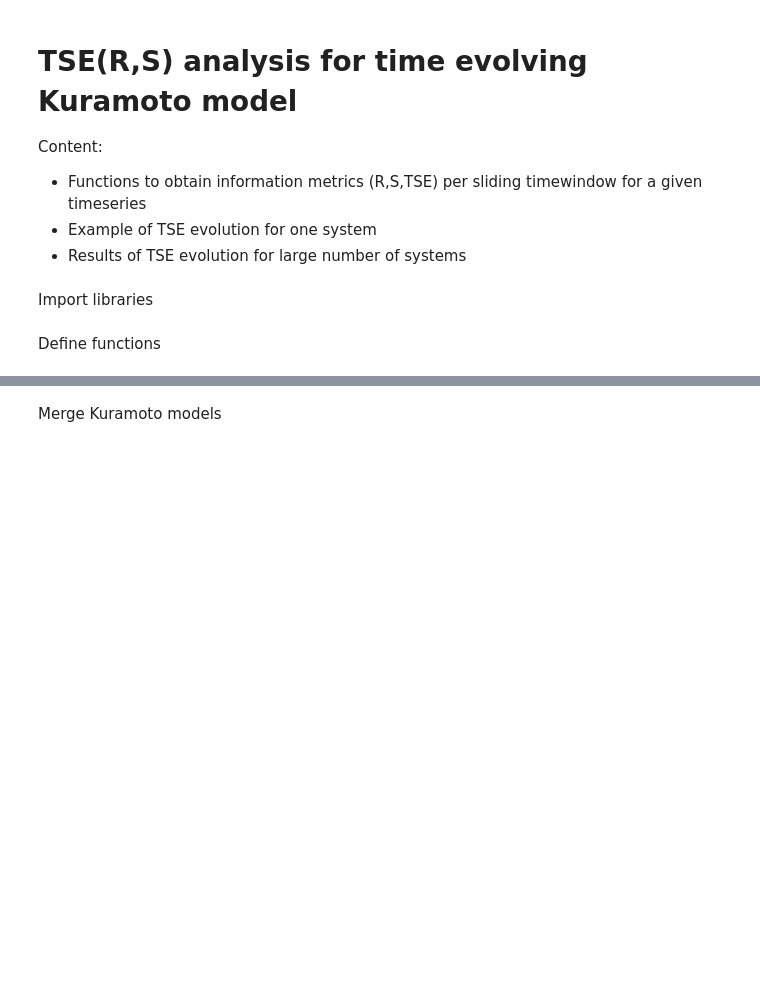
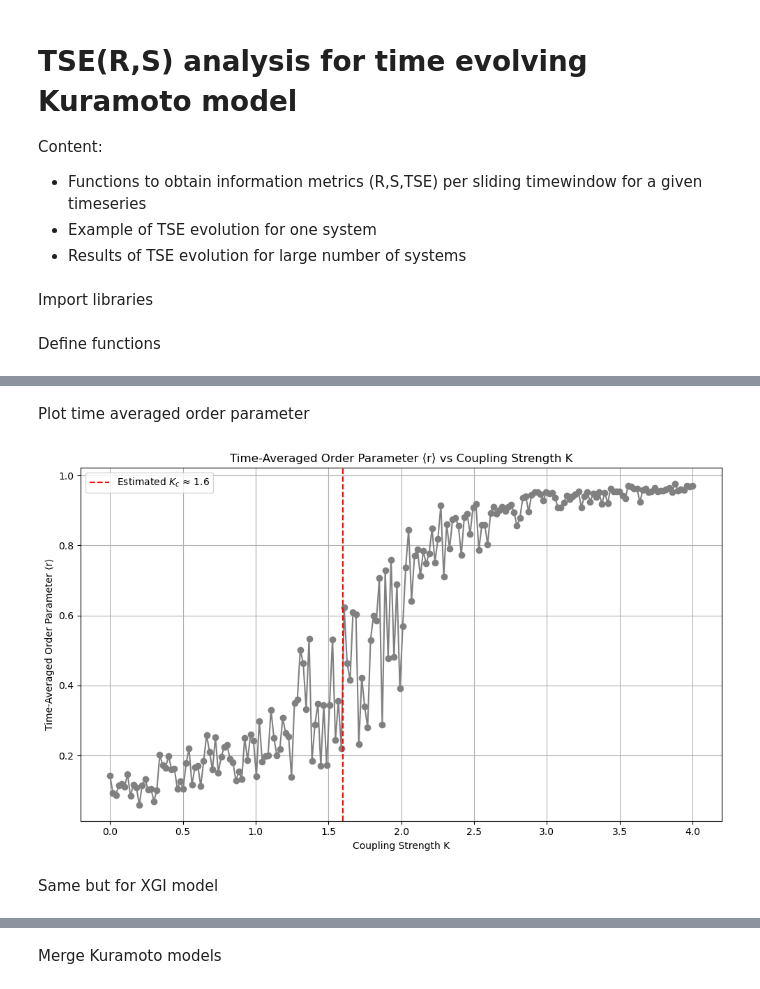
Before and after one commit to cyrilrommens/PhD_1, a Jupyter notebook: TSE_kuramoto.ipynb, the cells around one changed output, grey strips where cells are left out. Cells and saved outputs as stored; diff of their text form; code cells hidden in the pictures; blank space fills up the shorter version.

```diff
--- a/TSE_kuramoto.ipynb
+++ b/TSE_kuramoto.ipynb
@@ -253,0 +484,49 @@ def interactions_values_relative(df_input, window_size=0, window_step=0, dimensi
+# %% [markdown]
+Plot time averaged order parameter
+# %%
+import numpy as np
+import matplotlib.pyplot as plt
+from scipy.integrate import solve_ivp
+
+# Kuramoto model differential equation
+def kuramoto(t, theta, omega, K, N):
+    dtheta = np.zeros(N)
+    for i in range(N):
+        interaction = np.sum(np.sin(theta - theta[i]))
+        dtheta[i] = omega[i] + K * interaction / N  # Normalize by N
+    return dtheta
+
+# Compute the Kuramoto order parameter
+def compute_order_parameter(phases):
+    N = phases.shape[0]
+    return np.abs(np.sum(np.exp(1j * phases)) / N)
+
+# Simulate Kuramoto model and return average order parameter
+def simulate_average_order_param(N, K, T=10, dt=0.01):
+    omega = np.random.normal(0, 1, N)
+    initial_phases = np.random.uniform(0, 2 * np.pi, N)
+    t_eval = np.arange(0, T, dt)
+    sol = solve_ivp(kuramoto, [0, T], initial_phases, args=(omega, K, N), t_eval=t_eval, method='RK45')
+    order_param = np.array([compute_order_parameter(sol.y[:, i]) for i in range(sol.y.shape[1])])
+    avg_r = np.mean(order_param[int(0.5 * len(order_param)):])  # average after transient
+    return avg_r
+
+# Sweep K values
+K_values = np.linspace(0, 4, 200)
+avg_r_values = [simulate_average_order_param(N=50, K=K) for K in K_values]
+
+# Plotting the sigmoid-shaped curve
+plt.figure(figsize=(10, 6))
+plt.plot(K_values, avg_r_values, marker='o', color='gray')
+plt.axvline(x=1.6, color='red', linestyle='--', label='Estimated $K_c$ ≈ 1.6')
+plt.title("Time-Averaged Order Parameter ⟨r⟩ vs Coupling Strength K")
+plt.xlabel("Coupling Strength K")
+plt.ylabel("Time-Averaged Order Parameter ⟨r⟩")
+plt.grid(True)
+plt.legend()
+plt.tight_layout()
+plt.show()
+# %% [output]
+[figure, added]
+# %% [markdown]
+Same but for XGI model
```
Also changed, not shown: parts of 9 cells of this notebook.
